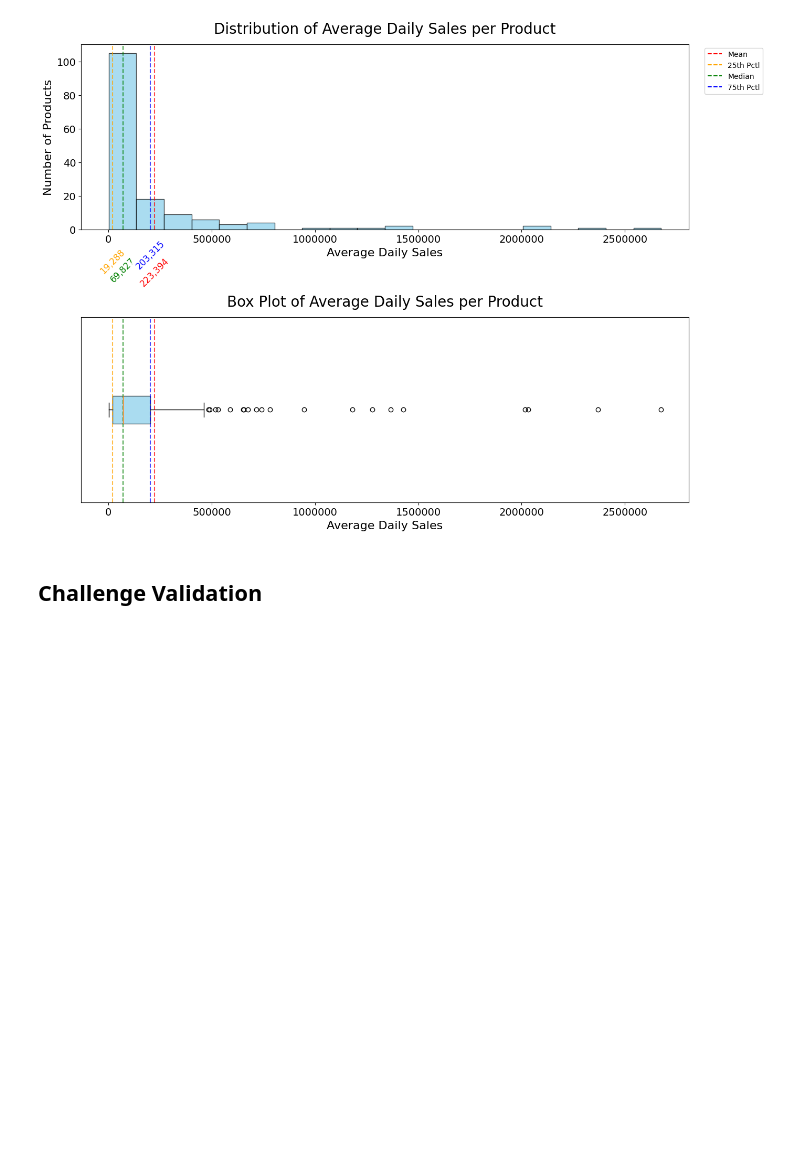
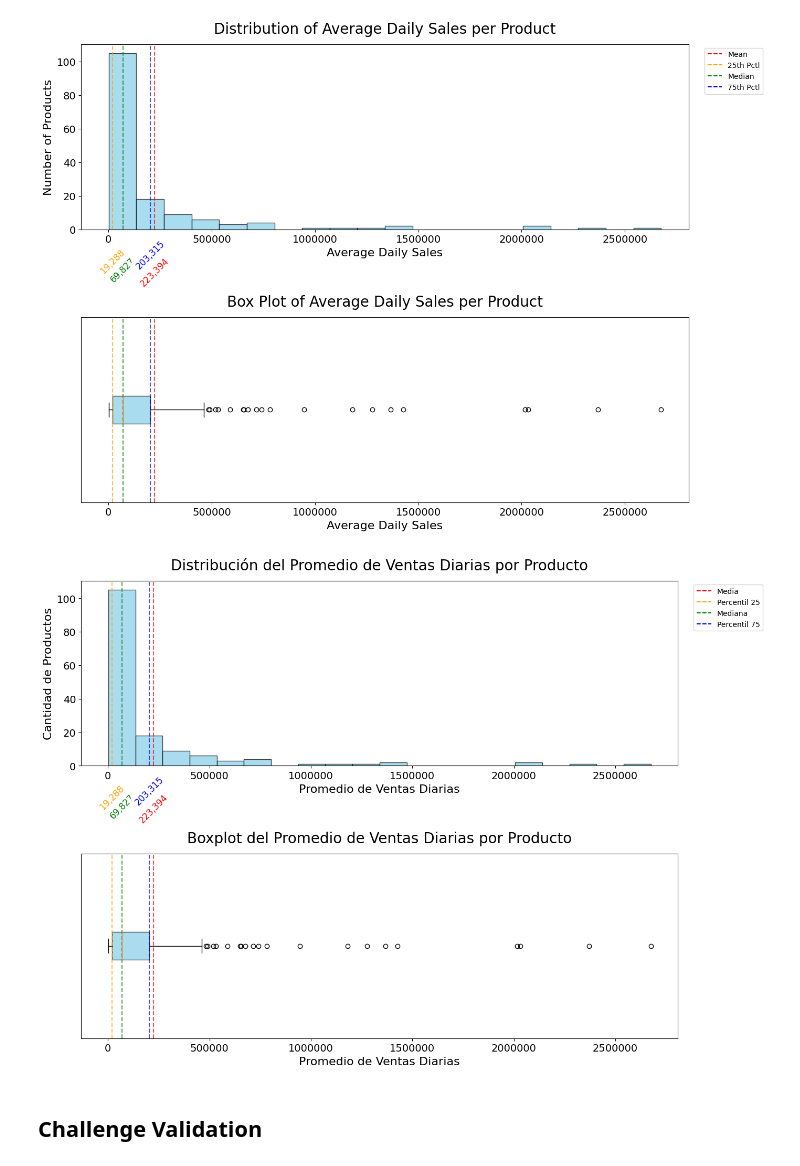
Before and after one commit to SantiagoRomanoOddone/MasterThesis, a Jupyter notebook: features/data_exploration.ipynb, the cells around one changed output. Cells and saved outputs as stored; diff of their text form; code cells hidden in the pictures; blank space fills up the shorter version.

```diff
--- a/features/data_exploration.ipynb
+++ b/features/data_exploration.ipynb
@@ -584,6 +664,80 @@ plt.tight_layout()
 plt.show()
 # %% [output]
 [figure]
+# %%
+ventas_agrupadas = data.groupby(['codigo_barras_sku', 'fecha_comercial']).agg({
+    'cant_vta': 'sum'
+}).reset_index().rename(columns={'cant_vta': 'sum_cant_vta'})
+
+ventas_diarias_prom = ventas_agrupadas.groupby('codigo_barras_sku').agg({
+    'sum_cant_vta': 'mean'
+}).astype(int).reset_index().rename(columns={'sum_cant_vta': 'mean_cant_vta'})
+
+ventas_diarias_prom = ventas_diarias_prom.sort_values(by='mean_cant_vta', ascending=False).reset_index(drop=True)
+
+valor_medio = ventas_diarias_prom['mean_cant_vta'].mean().astype(int)
+percentil_25 = ventas_diarias_prom['mean_cant_vta'].quantile(0.25).astype(int)
+valor_mediana = ventas_diarias_prom['mean_cant_vta'].quantile(0.5).astype(int)
+percentil_75 = ventas_diarias_prom['mean_cant_vta'].quantile(0.75).astype(int)
+
+fig, axs = plt.subplots(2, 1, figsize=(14, 10))
+plt.subplots_adjust(hspace=0.3)
+
+def agregar_anotacion(ax, x, y, texto, color):
+    ax.text(x, y, texto, color=color, ha='center', va='top',
+            rotation=45, fontsize=12, bbox=dict(facecolor='white', alpha=0.8, edgecolor='none'))
+
+lineas = [
+    (valor_medio, 'red', 'Media'),
+    (percentil_25, 'orange', 'Percentil 25'),
+    (valor_mediana, 'green', 'Mediana'),
+    (percentil_75, 'blue', 'Percentil 75')
+]
+
+hist = axs[0].hist(ventas_diarias_prom['mean_cant_vta'], bins=20,
+                  color='skyblue', edgecolor='black', alpha=0.7)
+axs[0].set_title('Distribución del Promedio de Ventas Diarias por Producto', pad=15, fontsize=20)
+axs[0].set_xlabel('Promedio de Ventas Diarias', fontsize=16)
+axs[0].set_ylabel('Cantidad de Productos', fontsize=16)
+axs[0].tick_params(axis='both', labelsize=14)
+
+for x, color, etiqueta in lineas:
+    axs[0].axvline(x, color=color, linestyle='--', alpha=0.7)
+
+    if etiqueta == 'Media':
+        y_pos = -max(hist[0]) * 0.15
+    elif etiqueta == 'Percentil 25':
+        y_pos = -max(hist[0]) * 0.1
+    elif etiqueta == 'Mediana':
+        y_pos = -max(hist[0]) * 0.15
+    else:
+        y_pos = -max(hist[0]) * 0.05
+
+    agregar_anotacion(axs[0], x, y_pos, f'{x:,}', color)
+
+axs[0].legend([plt.Line2D([0], [0], color=c, linestyle='--') for _, c, _ in lineas],
+              [l for _, _, l in lineas],
+              bbox_to_anchor=(1.02, 1),
+              loc='upper left')
+
+box = axs[1].boxplot(ventas_diarias_prom['mean_cant_vta'], vert=False,
+                    patch_artist=True,
+                    boxprops=dict(facecolor='skyblue', alpha=0.7))
+axs[1].set_title('Boxplot del Promedio de Ventas Diarias por Producto', pad=15, fontsize=20)
+axs[1].set_xlabel('Promedio de Ventas Diarias', fontsize=16)
+axs[1].tick_params(axis='both', labelsize=14)
+axs[1].set_yticks([])
+
+for x, color, etiqueta in lineas:
+    axs[1].axvline(x, color=color, linestyle='--', alpha=0.7)
+
+axs[0].ticklabel_format(style='plain', axis='x')
+axs[1].ticklabel_format(style='plain', axis='x')
+
+plt.tight_layout()
+plt.show()
+# %% [output]
+[figure, added]
 # %% [markdown]
 ## Challenge Validation
 # %%
```
Also changed, not shown: parts of 4 cells of this notebook.
